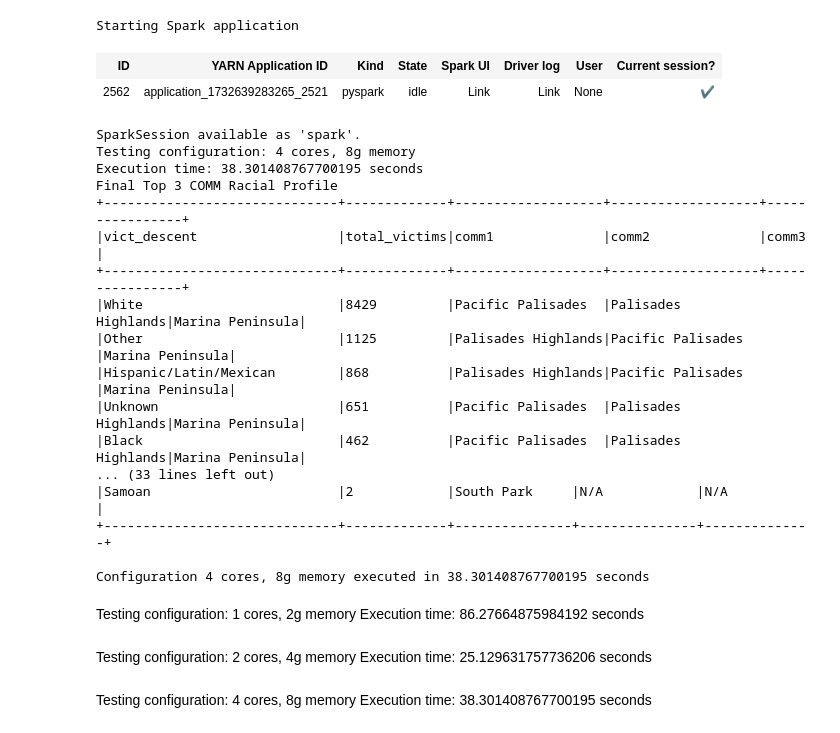
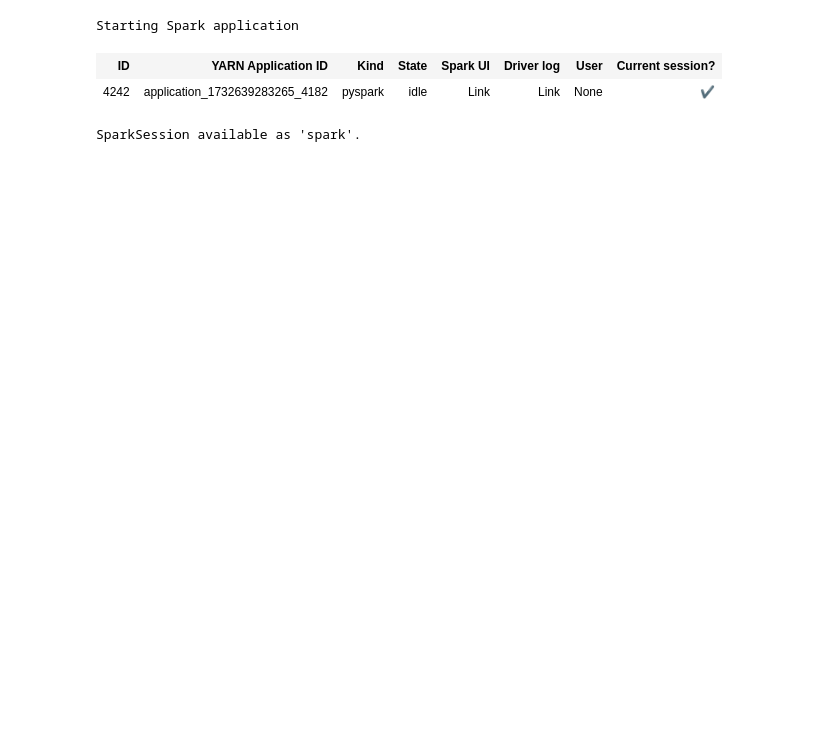
Before and after one commit to ntua-el20114/Advanced-Databases, a Jupyter notebook: q4.ipynb, the cells around one changed output. Saved outputs shown, nothing was run; the diff lists cells and outputs as text; code cells hidden in the pictures; blank space fills up the shorter version.

Commit message:
updated all queries and upload results

```diff
--- a/q4.ipynb
+++ b/q4.ipynb
@@ -12,15 +12,16 @@ def create_spark_session(executor_cores, executor_memory):
         .config("spark.executor.cores", executor_cores) \
         .config("spark.executor.memory", executor_memory) \
         .config("spark.driver.memory", "4g") \
+        .config("spark.executor.memoryOverhead", "1g") \
         .getOrCreate()
 
 # Function to execute the main processing logic
 def main_processing(spark, config):
+    # Create Sedona Context
+    sedona = SedonaContext.create(spark)
+
     # Start timing
     start_time = time.time()
-
-    # Create Sedona Context
-    sedona = SedonaContext.create(spark)
 
     # Load the census GeoJSON dataset
     geojson_path = "s3://initial-notebook-data-bucket-dblab-905418150721/2010_Census_Blocks.geojson"
@@ -66,8 +67,8 @@ def main_processing(spark, config):
     ).select("COMM", "Vict Descent", "DR_NO")
 
     # Load income dataset
-    income_dataset_path = "s3://groups-bucket-dblab-905418150721/group7/q3_results/median_income_per_person/part-00000-f13c9655-4e09-47ad-b0e7-080964d8ab97-c000.csv"
-    income_df = spark.read.csv(income_dataset_path, header=True, inferSchema=True)
+    dataset_path = "s3://groups-bucket-dblab-905418150721/group7/q3_results/median_income_per_person/part-00000-f1d343d8-4040-43d1-b977-08c37d8178f6-c000.csv"
+    income_df = spark.read.csv(dataset_path, header=True, inferSchema=True)
 
     # Get 3 COMM with highest and lowest income
     top_3_comm = income_df.orderBy(col("Median Income Per Person").desc()).limit(3).select("COMM")
@@ -125,67 +126,35 @@ def main_processing(spark, config):
         coalesce(col("comm_contributors")[2], lit("N/A")).alias("comm3")
     )
     final_bottom_3_racial_profile = final_bottom_3_racial_profile.orderBy(col("total_victims").desc())
 
     # Save execution time
     end_time = time.time()
     execution_time = end_time - start_time
-    print(f"Execution time: {execution_time} seconds")
+    print(f"Execution time: {execution_time:.5f} seconds")
 
     # Save results to separate paths
     output_path_final_top = "s3://groups-bucket-dblab-905418150721/group7/q4_results/final_top_3_racial_profile"
     output_path_final_bottom = "s3://groups-bucket-dblab-905418150721/group7/q4_results/final_bottom_3_racial_profile"
 
     final_top_3_racial_profile.write.option("header", True).mode("overwrite").csv(f"{output_path_final_top}/{config}")
     final_bottom_3_racial_profile.write.option("header", True).mode("overwrite").csv(f"{output_path_final_bottom}/{config}")
 
     # Show results
     print("Final Top 3 COMM Racial Profile")
     final_top_3_racial_profile.show(truncate=False)
 
     print("Final Bottom 3 COMM Racial Profile")
     final_bottom_3_racial_profile.show(truncate=False)
 
     return execution_time
 
 # Test configurations
-config =  {"cores": 4, "memory": "8g"}
+config =  {"cores": 2, "memory": "4g"}
     #{"cores": 1, "memory": "2g"}
     #{"cores": 2, "memory": "4g"}
-
-
-# Run for each configuration
-print(f"Testing configuration: {config['cores']} cores, {config['memory']} memory")
-spark = create_spark_session(config['cores'], config['memory'])
-execution_time = main_processing(spark,f"{config['cores']}")
-print(f"Configuration {config['cores']} cores, {config['memory']} memory executed in {execution_time} seconds")
-spark.stop()
+    #{"cores": 4, "memory": "8g"}
 # %% [output]
 Starting Spark application
 | ID | YARN Application ID | Kind | State | Spark UI | Driver log | User | Current session? |
-| 2562 | application_1732639283265_2521 | pyspark | idle | Link | Link | None | ✔ |
+| 4242 | application_1732639283265_4182 | pyspark | idle | Link | Link | None | ✔ |
 SparkSession available as 'spark'.
-Testing configuration: 4 cores, 8g memory
-Execution time: 38.301408767700195 seconds
-Final Top 3 COMM Racial Profile
-+------------------------------+-------------+-------------------+-------------------+----------------+
-|vict_descent                  |total_victims|comm1              |comm2              |comm3           |
-+------------------------------+-------------+-------------------+-------------------+----------------+
-|White                         |8429         |Pacific Palisades  |Palisades Highlands|Marina Peninsula|
-|Other                         |1125         |Palisades Highlands|Pacific Palisades  |Marina Peninsula|
-|Hispanic/Latin/Mexican        |868          |Palisades Highlands|Pacific Palisades  |Marina Peninsula|
-|Unknown                       |651          |Pacific Palisades  |Palisades Highlands|Marina Peninsula|
-|Black                         |462          |Pacific Palisades  |Palisades Highlands|Marina Peninsula|
-... (33 lines left out)
-|Samoan                        |2            |South Park     |N/A            |N/A           |
-+------------------------------+-------------+---------------+---------------+--------------+
-
-Configuration 4 cores, 8g memory executed in 38.301408767700195 seconds
-# %% [markdown]
-Testing configuration: 1 cores, 2g memory
-Execution time: 86.27664875984192 seconds
-# %% [markdown]
-Testing configuration: 2 cores, 4g memory
-Execution time: 25.129631757736206 seconds
-# %% [markdown]
-Testing configuration: 4 cores, 8g memory
-Execution time: 38.301408767700195 seconds
```
Also changed, not shown: parts of 1 cell of this notebook, 14 other files.
